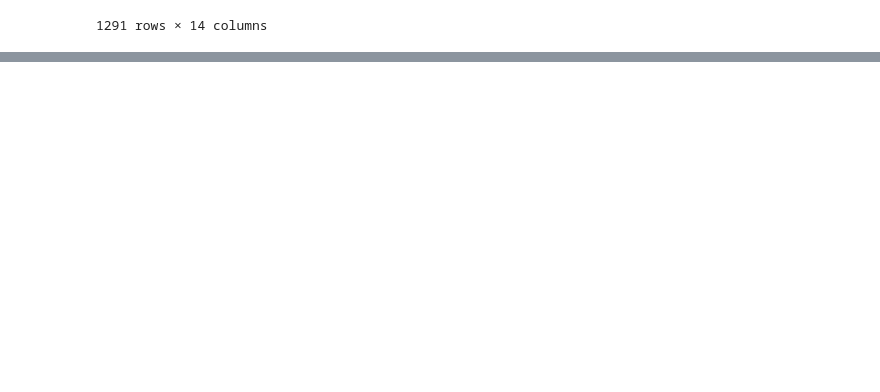
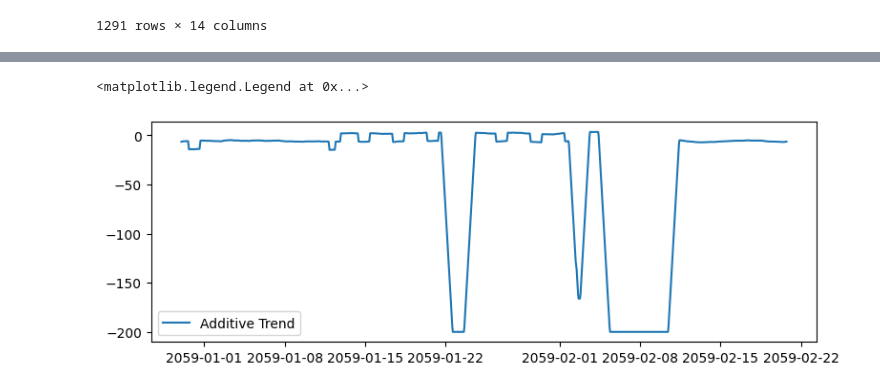
Before and after one commit to owuordickson/t-graank, a Jupyter notebook: analysis/timeseries_analysis.ipynb, the cells around one changed output, grey strips where cells are left out. Drawn from its saved outputs; the diff is of its cells as text; code cells hidden in the pictures; blank space fills up the shorter version.

```diff
--- a/analysis/timeseries_analysis.ipynb
+++ b/analysis/timeseries_analysis.ipynb
@@ -159,0 +212,12 @@ numpy.ndarray
+# %%
+# Decompose time-series
+result_add = seasonal_decompose(ts_1, model='additive')
+# %%
+# Plotting 'Trend' Component
+
+plt.figure(figsize=(9, 3))
+plt.plot(result_add.trend, label='Additive Trend')
+plt.legend()
+# %% [output]
+<matplotlib.legend.Legend at 0x...>
+[figure, added]
```
Also changed, not shown: parts of 8 cells of this notebook.
